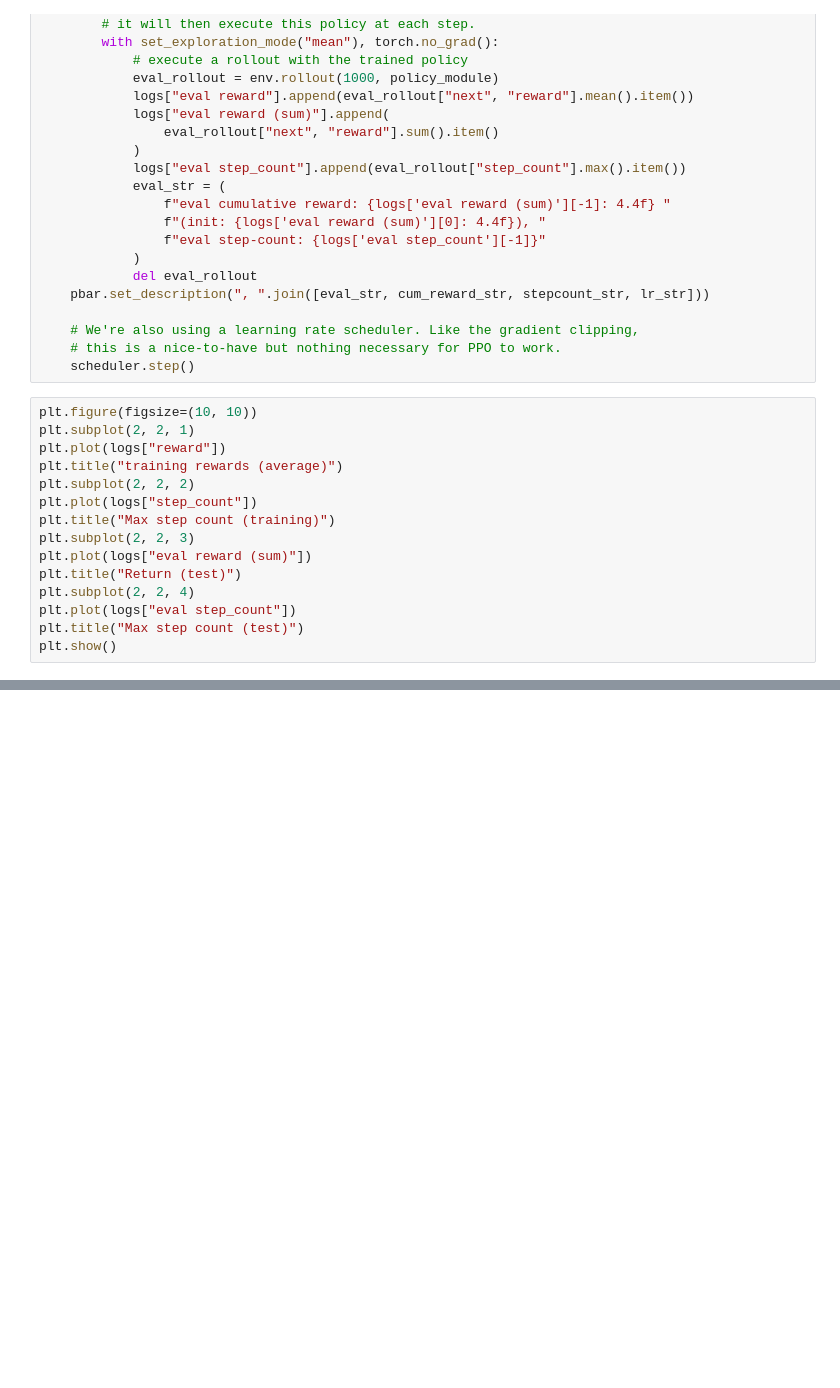
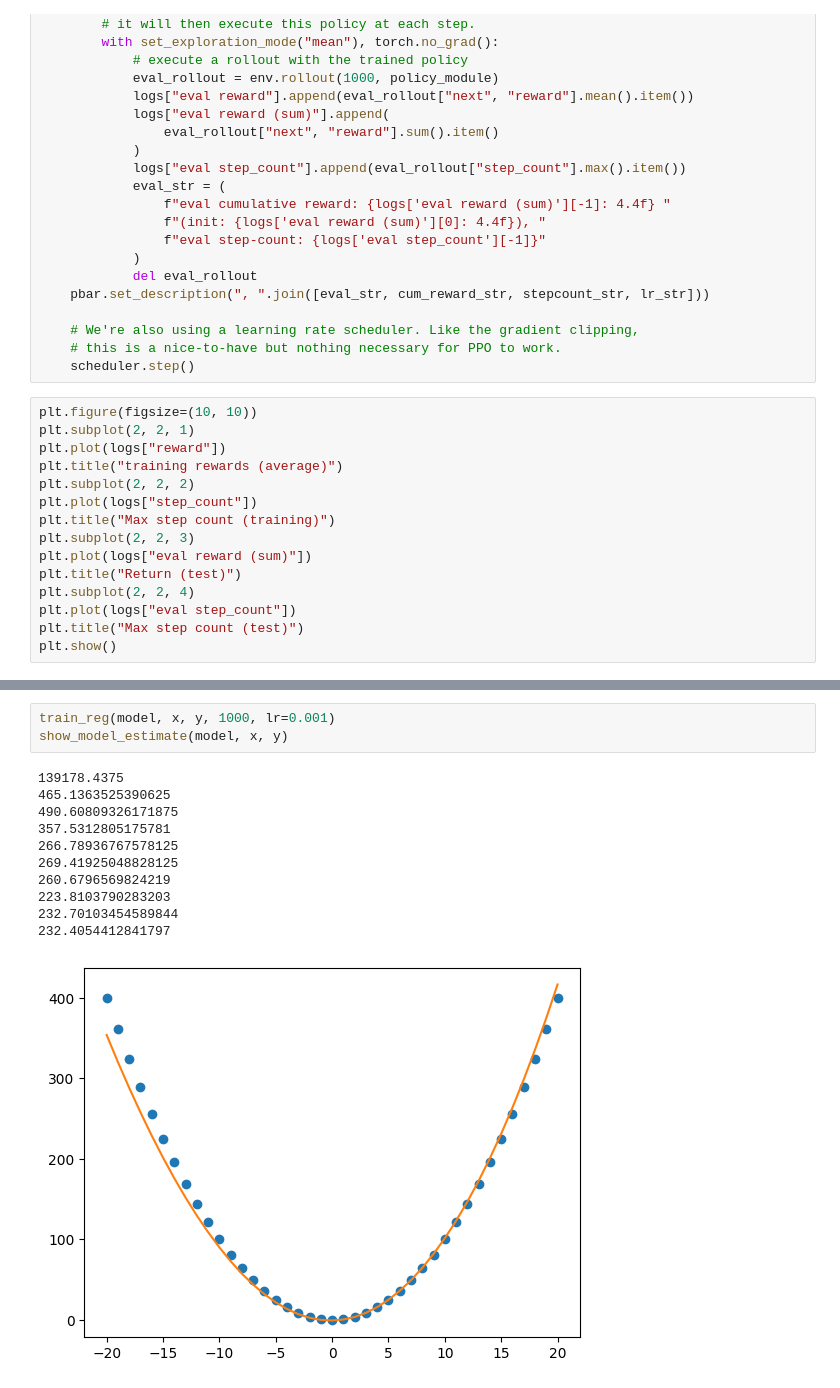
Before and after one commit to kiwi-lang/taranis, a Jupyter notebook: examples/PythonPrimer.ipynb, the cells around one changed output, grey strips where cells are left out. Saved outputs shown, nothing was run; the diff lists cells and outputs as text; blank space fills up the shorter version.

```diff
--- a/examples/PythonPrimer.ipynb
+++ b/examples/PythonPrimer.ipynb
@@ -1814,0 +1871,15 @@ plt.show()
+# %%
+train_reg(model, x, y, 1000, lr=0.001)
+show_model_estimate(model, x, y)
+# %% [output]
+139178.4375
+465.1363525390625
+490.60809326171875
+357.5312805175781
+266.78936767578125
+269.41925048828125
+260.6796569824219
+223.8103790283203
+232.70103454589844
+232.4054412841797
+[figure, added]
```
Also changed, not shown: parts of 28 cells of this notebook, 22 other files.
